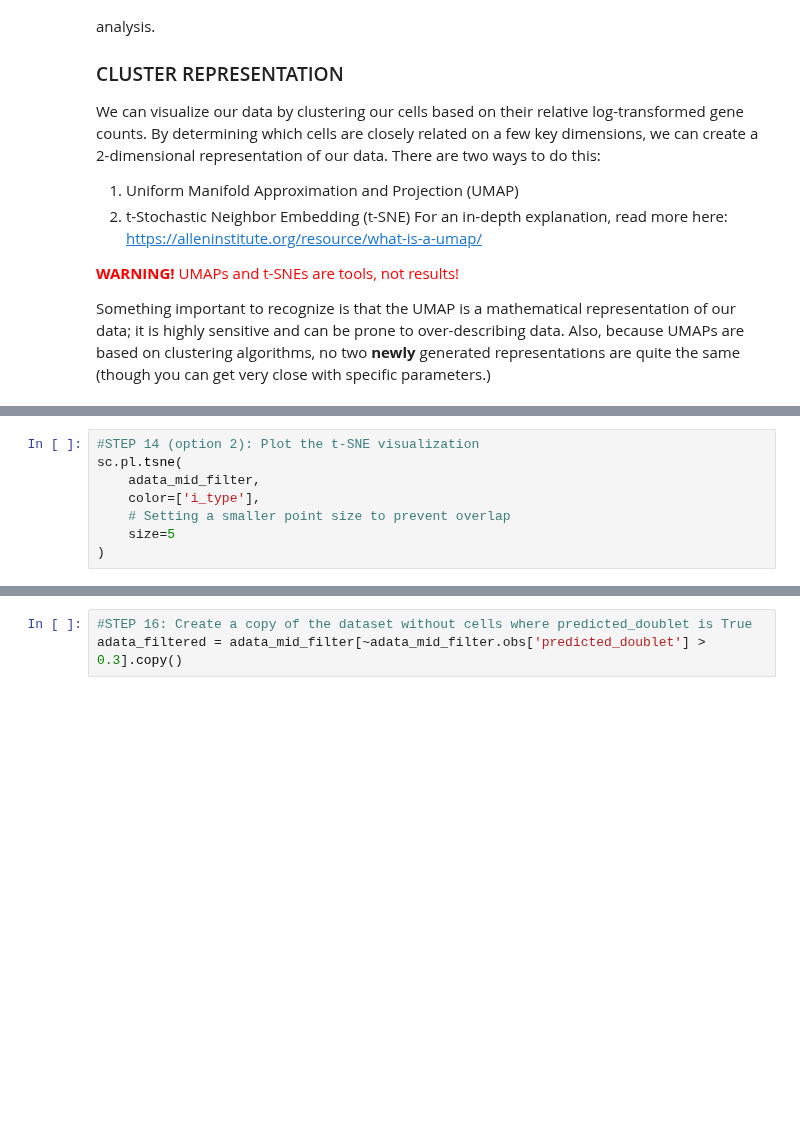
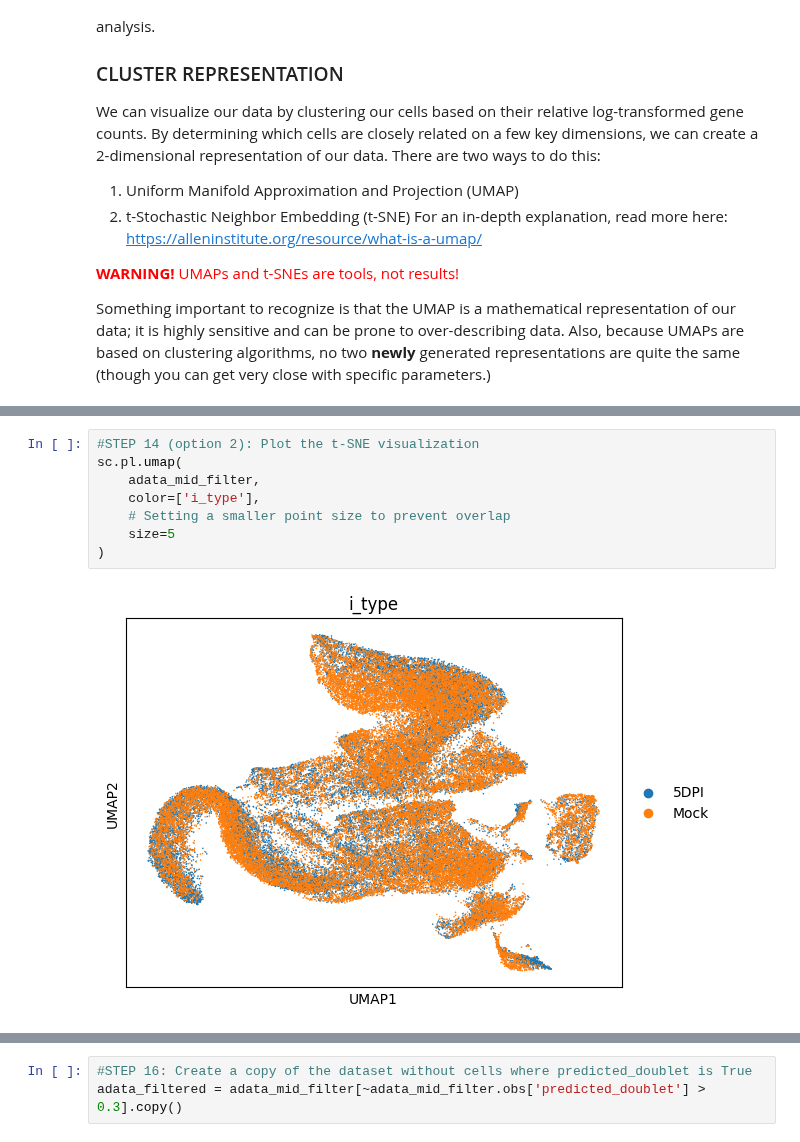
Before and after one commit to hvose-anschutz/viralogue-pipelines, a Jupyter notebook: scRNA-seq-pipeline/scRNA_part1_analysis.ipynb, the cells around one changed output, grey strips where cells are left out. Drawn from its saved outputs; the diff is of its cells as text; blank space fills up the shorter version.

```diff
--- a/scRNA-seq-pipeline/scRNA_part1_analysis.ipynb
+++ b/scRNA-seq-pipeline/scRNA_part1_analysis.ipynb
@@ -267,11 +296,13 @@ sc.pl.umap(
 # %%
 #STEP 14 (option 2): Plot the t-SNE visualization
-sc.pl.tsne(
+sc.pl.umap(
     adata_mid_filter,
     color=['i_type'],
     # Setting a smaller point size to prevent overlap
     size=5
 )
+# %% [output]
+[figure, added]
 # %%
 #STEP 15: Show predicted doublets and which cells have higher doublet scoring (more likely to be doublets)
 sc.pl.umap(
```
Also changed, not shown: parts of 14 cells of this notebook, 5 other files.
